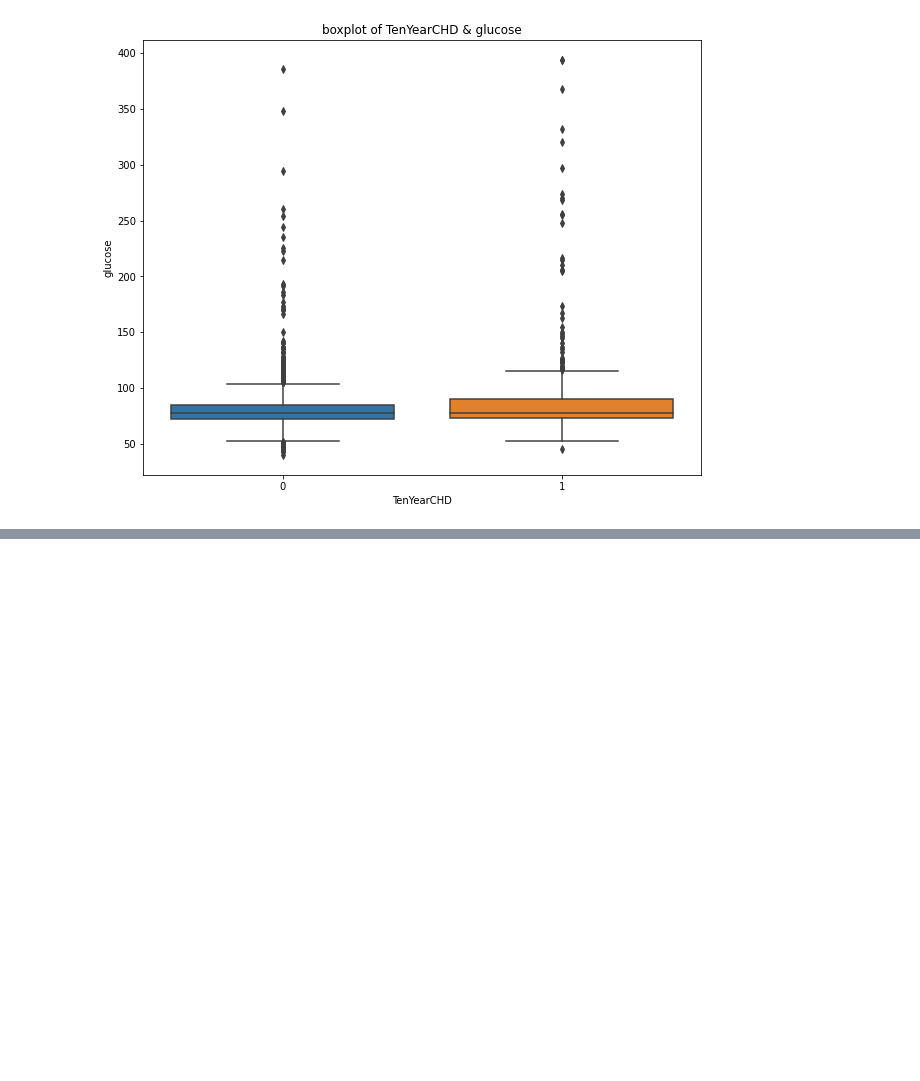
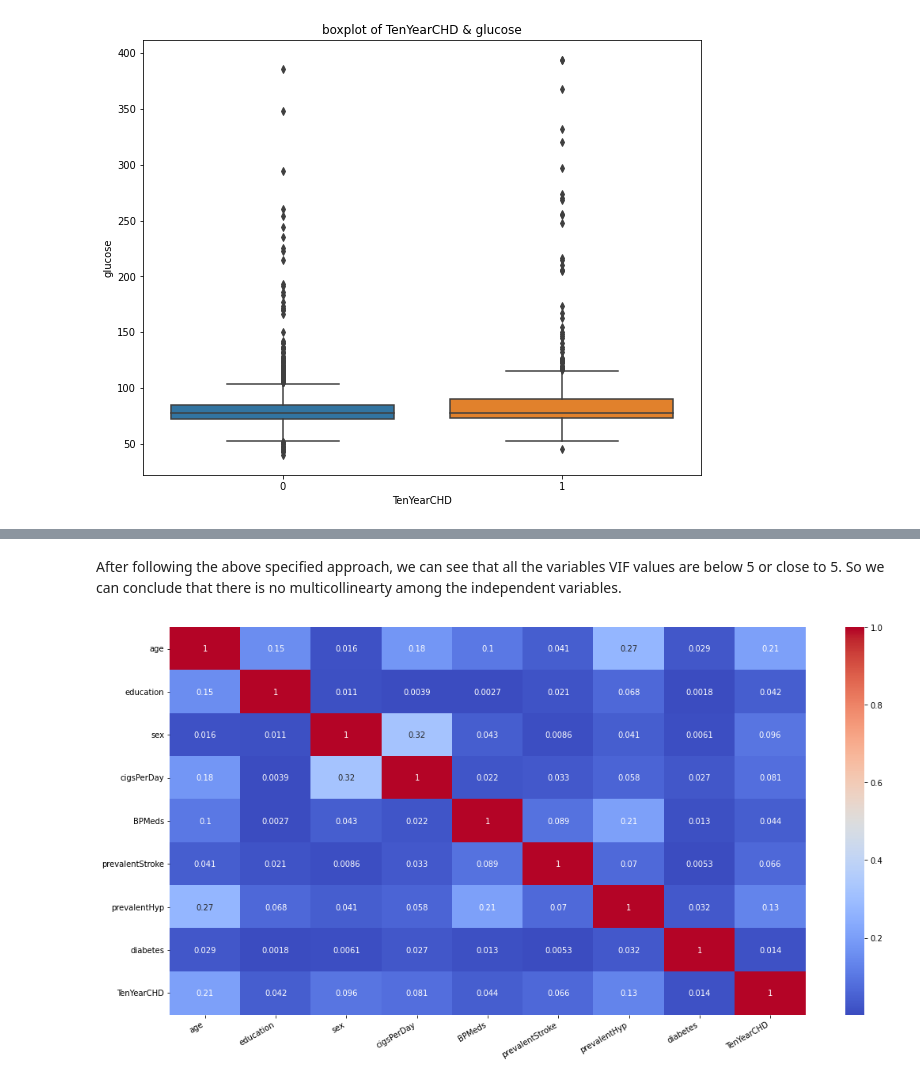
Before and after one commit to Shourya306/Cardio-Vascular-Risk-Prediction-Classification, a Jupyter notebook: Cardiovascular_Risk_Prediction_Classification.ipynb, the cells around one changed output, grey strips where cells are left out. Saved outputs shown, nothing was run; the diff lists cells and outputs as text; code cells hidden in the pictures; blank space fills up the shorter version.

```diff
--- a/Cardiovascular_Risk_Prediction_Classification.ipynb
+++ b/Cardiovascular_Risk_Prediction_Classification.ipynb
@@ -414,0 +548,4 @@ Text(0.5, 1.0, 'boxplot of TenYearCHD & glucose')
+# %%
+independent_variables = [i for i in no_outliers_df.columns if i not in ['TenYearCHD','sysBP','diaBP','glucose',
+                                                            'BMI','totChol','heartRate','is_smoking']]
+calc_vif(no_outliers_df[independent_variables])
@@ -414,0 +562,13 @@ Text(0.5, 1.0, 'boxplot of TenYearCHD & glucose')
+# %% [markdown]
+After following the above specified approach, we can see that all the variables VIF values are below 5 or close to 5. So we can conclude that there is no multicollinearty among the independent variables.
+# %%
+# Updating the dataset
+no_outliers_df = no_outliers_df[independent_variables + ['TenYearCHD']]
+
+#checking corelations
+plt.figure(figsize=(18,9))
+plot=sns.heatmap(abs(no_outliers_df.corr()), annot=True, cmap='coolwarm')
+plot.set_xticklabels(plot.get_xticklabels(), rotation=30, horizontalalignment='right')
+plt.show()
+# %% [output]
+[figure, added]
```
Also changed, not shown: parts of 25 cells of this notebook.
